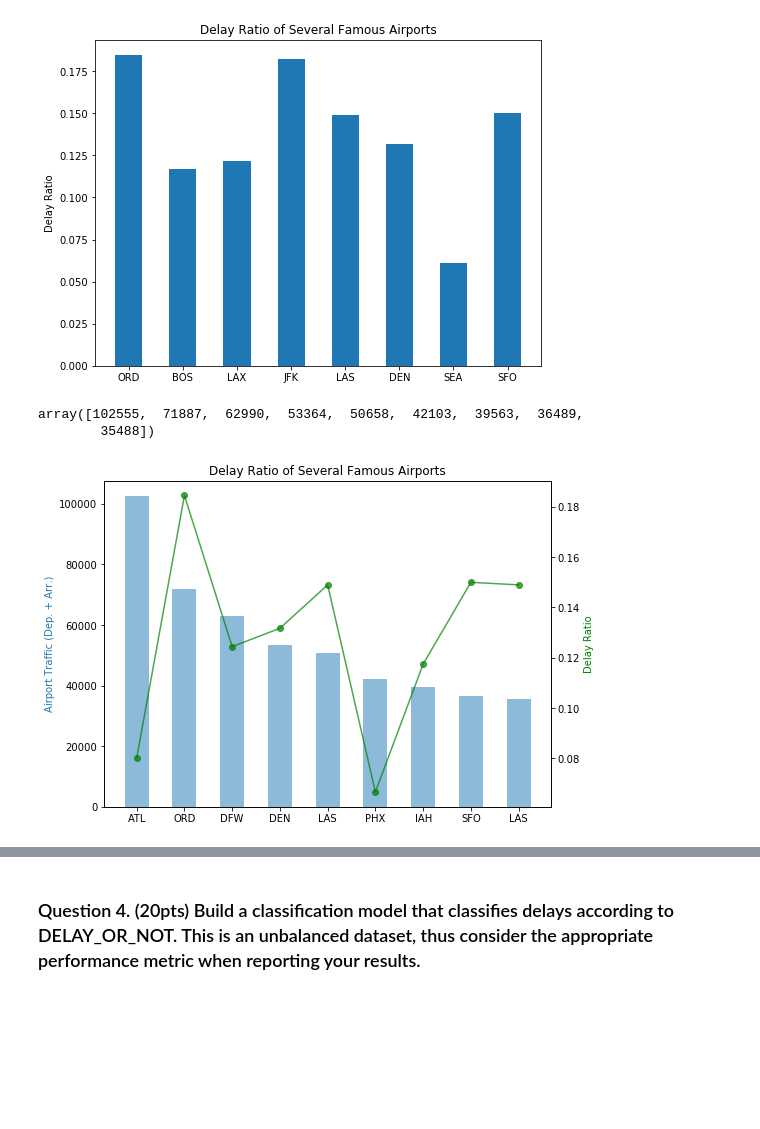
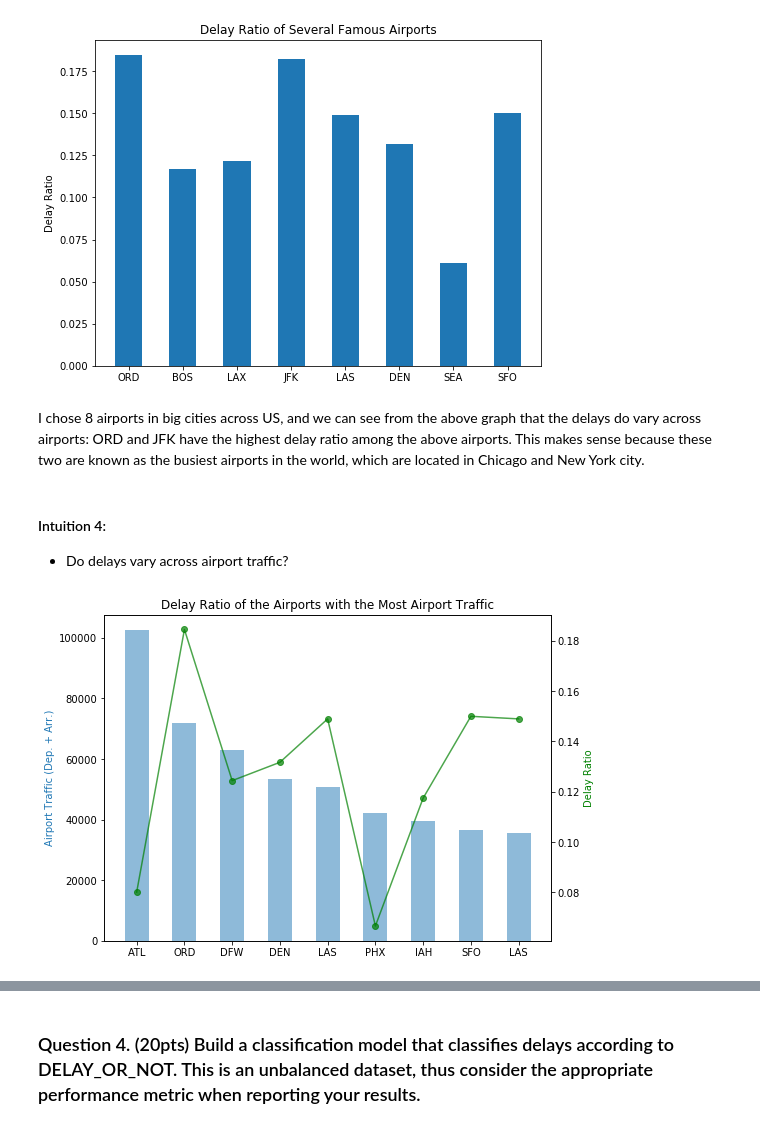
Before and after one commit to syj19950301/Data_Science_1, a Jupyter notebook: cs109a_midterm_2017.ipynb, the cells around one changed output, grey strips where cells are left out. Drawn from its saved outputs; the diff is of its cells as text; code cells hidden in the pictures; blank space fills up the shorter version.

```diff
--- a/cs109a_midterm_2017.ipynb
+++ b/cs109a_midterm_2017.ipynb
@@ -227,6 +253,11 @@ plt.title('Delay Ratio of Several Famous Airports')
 plt.show()
 # %% [output]
 [figure]
+# %% [markdown]
+I chose 8 airports in big cities across US, and we can see from the above graph that the delays do vary across airports: ORD and JFK have the highest delay ratio among the above airports. This makes sense because these two are known as the busiest airports in the world, which are located in Chicago and New York city.
+# %% [markdown]
+#### Intuition 4:
+- Do delays vary across airport traffic?
 # %%
 DEP_rank = df1['ORIGIN_AIRPORT'].value_counts()[:10]
 ARR_rank = df1['DESTINATION_AIRPORT'].value_counts()[:10]
@@ -235,7 +266,5 @@ ARR_rank = df1['DESTINATION_AIRPORT'].value_counts()[:10]
 busiest = pd.concat([DEP_rank, ARR_rank], axis=1, join='inner')
 busiest["Traffic"] = busiest["ORIGIN_AIRPORT"] + busiest["DESTINATION_AIRPORT"]
 traffic = busiest["Traffic"].values
-traffic
+# traffic
+# busiest
-# %% [output]
-array([102555,  71887,  62990,  53364,  50658,  42103,  39563,  36489,
-        35488])
@@ -244,18 +271,18 @@ array([102555,  71887,  62990,  53364,  50658,  42103,  39563,  36489,
 # %%
 fig,ax1 = plt.subplots(figsize=(8, 6))
 busiest_airports = ('ATL', 'ORD', 'DFW', 'DEN', 'LAS','PHX','IAH','SFO','LAS')
 y_pos = np.arange(len(busiest_airports))
 busiest_delay = [ATL_mean, ORD_mean, DFW_mean, DEN_mean, LAS_mean, PHX_mean, IAH_mean, SFO_mean, LAS_mean]
 
 ax1.bar(y_pos, traffic, align='center', width=0.5, color = 'C0', alpha = 0.5)
 plt.xticks(y_pos, busiest_airports)
 ax1.set_ylabel('Airport Traffic (Dep. + Arr.)', color = 'C0')
-ax1.set_title('Delay Ratio of Several Famous Airports')
+ax1.set_title('Delay Ratio of the Airports with the Most Airport Traffic')
 
 ax2 = ax1.twinx()
 ax2.plot(y_pos, busiest_delay, marker = 'o', color = 'green', alpha = 0.7)
 ax2.set_ylabel('Delay Ratio', color = 'green')
 
 plt.show()
 # %% [output]
-[figure, old version]
+[figure, new version]
```
Also changed, not shown: parts of 69 cells of this notebook.
